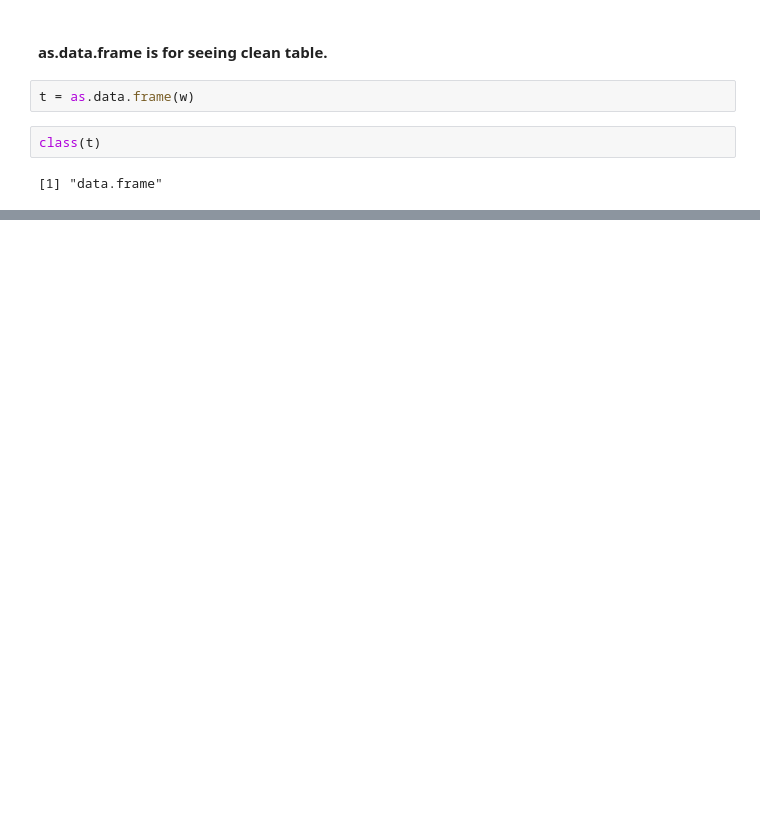
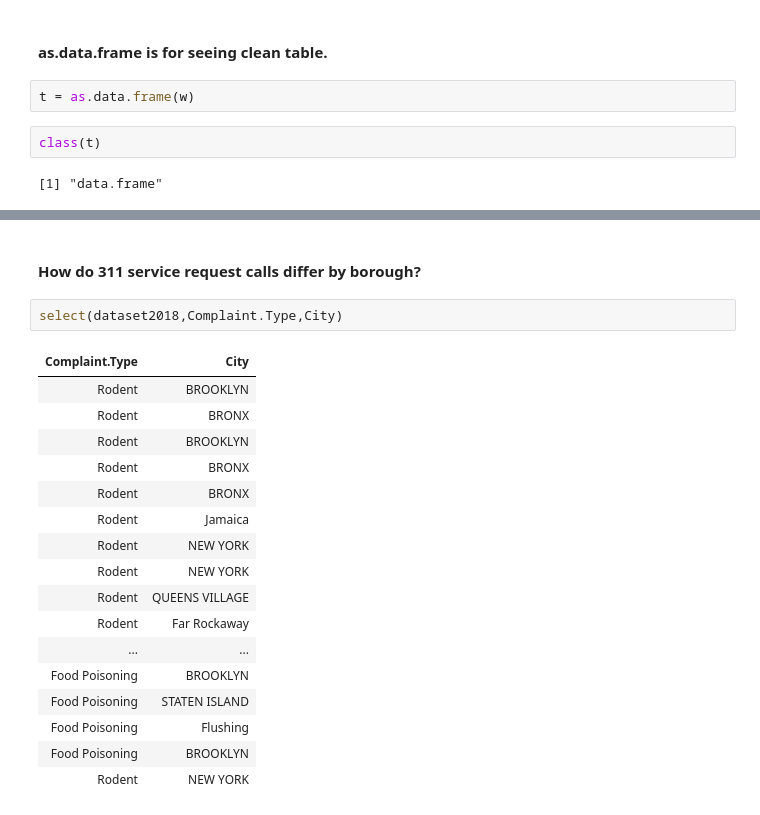
Before and after one commit to mariaebbrandao/Exploring-311-Dataset, a Jupyter notebook: Exploring 311 Dataset .ipynb, the cells around one changed output, grey strips where cells are left out. Drawn from its saved outputs; the diff is of its cells as text; blank space fills up the shorter version.

```diff
--- a/Exploring 311 Dataset .ipynb
+++ b/Exploring 311 Dataset .ipynb
@@ -147,0 +162,22 @@ t
+# %% [markdown]
+#### How do 311 service request calls differ by borough?
+# %%
+select(dataset2018,Complaint.Type,City)
+# %% [output]
+| Complaint.Type | City |
+| Rodent | BROOKLYN |
+| Rodent | BRONX |
+| Rodent | BROOKLYN |
+| Rodent | BRONX |
+| Rodent | BRONX |
+| Rodent | Jamaica |
+| Rodent | NEW YORK |
+| Rodent | NEW YORK |
+| Rodent | QUEENS VILLAGE |
+| Rodent | Far Rockaway |
+| ... | ... |
+| Food Poisoning | BROOKLYN |
+| Food Poisoning | STATEN ISLAND |
+| Food Poisoning | Flushing |
+| Food Poisoning | BROOKLYN |
+| Rodent | NEW YORK |
```
Also changed, not shown: parts of 18 cells of this notebook.
